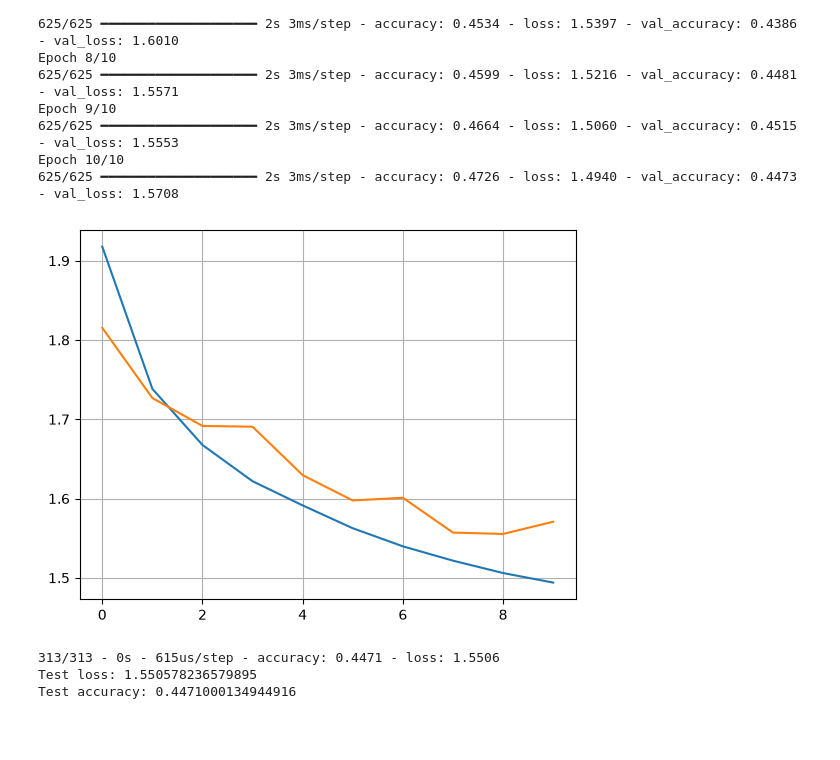
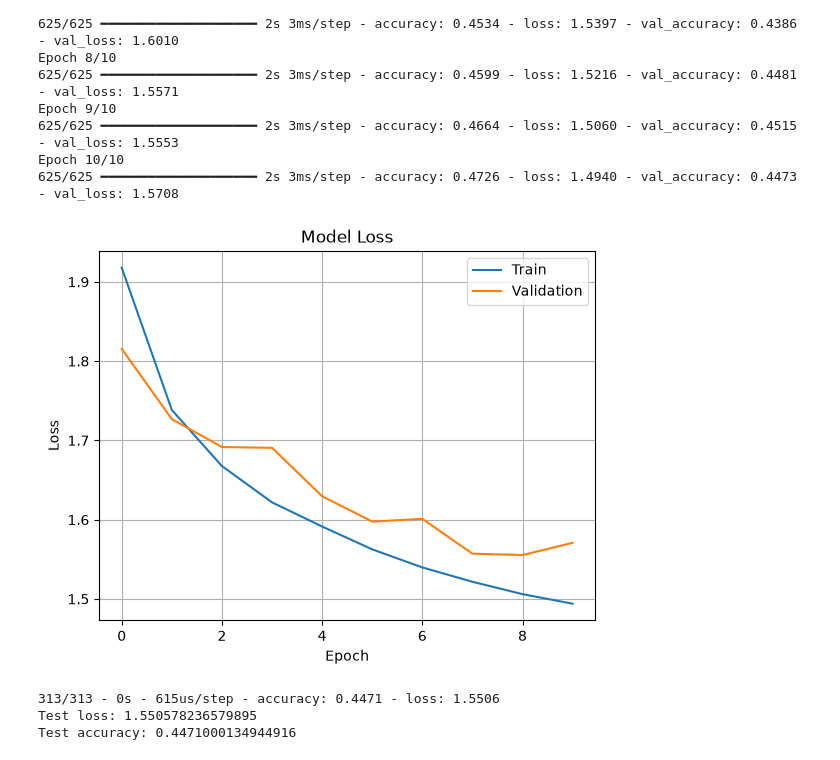
Before and after one commit to alekkiq/neural-networks-g5, a Jupyter notebook: mini-projects/cifar-10/fcn.ipynb, the cells around one changed output. Cells and saved outputs as stored; diff of their text form; code cells hidden in the pictures; blank space fills up the shorter version.

```diff
--- a/mini-projects/cifar-10/fcn.ipynb
+++ b/mini-projects/cifar-10/fcn.ipynb
@@ -77,10 +77,14 @@ Epoch 10/10
 # %%
 plt.plot(history.history["loss"])
 plt.plot(history.history["val_loss"])
+plt.title("Model Loss")
+plt.ylabel("Loss")
+plt.xlabel("Epoch")
+plt.legend(["Train", "Validation"], loc="upper right")
 plt.grid()
 plt.show()
 # %% [output]
-[figure, old version]
+[figure, new version]
 # %%
 test_scores = model.evaluate(x_test, y_test, verbose=2)
 print("Test loss:", test_scores[0])
```
